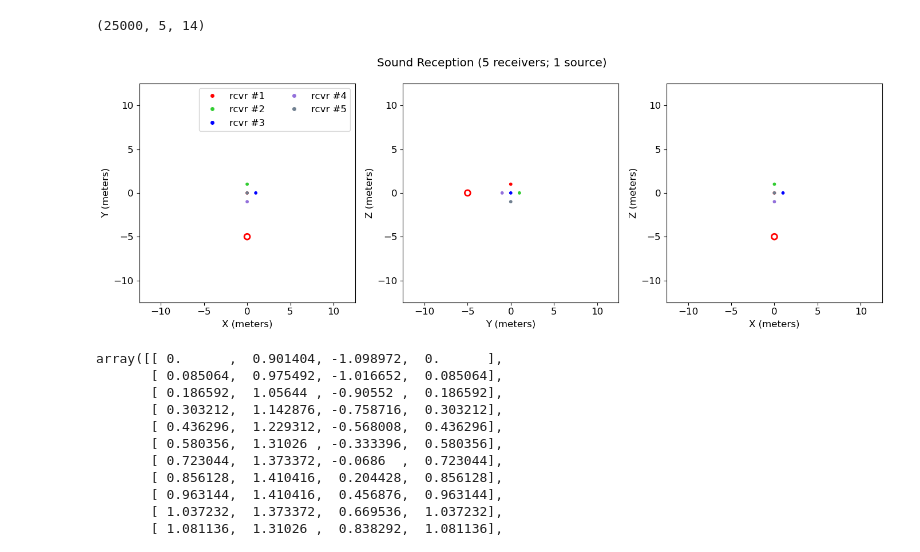
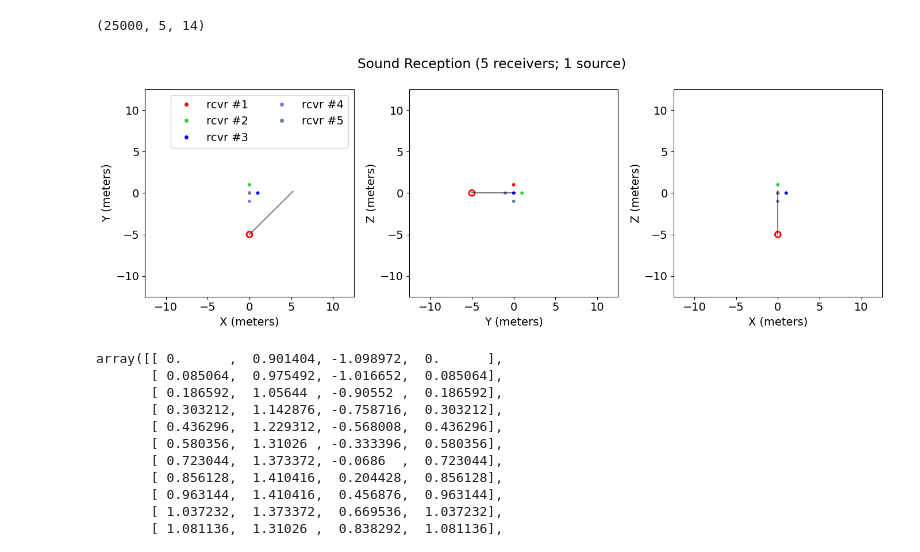
Before and after one commit to aditya-uw/bat-detector-msds, a Jupyter notebook: daily_notebooks/20250509__UBNA0501deployment_localize_process_JUST_SIMULATION_save_FINAL.ipynb, the cells around one changed output. Cells and saved outputs as stored; diff of their text form; code cells hidden in the pictures.

```diff
--- a/daily_notebooks/20250509__UBNA0501deployment_localize_process_JUST_SIMULATION_save_FINAL.ipynb
+++ b/daily_notebooks/20250509__UBNA0501deployment_localize_process_JUST_SIMULATION_save_FINAL.ipynb
@@ -207,40 +207,41 @@ fig, map_ax = plt.subplots(1,3, figsize=(14,5))
 top_ax = map_ax[0]
 top_ax.scatter(pos_x, pos_y, edgecolors='red', facecolors='none', linewidths=2, s=50, label=f"Source")
 top_ax.scatter(rN_x, rN_y, s=10, c=COLOR_CYCLE[:N])
+top_ax.plot(x_arr, y_arr, color='k', alpha=0.5, zorder=4)
 marker_handles = [Line2D([0], [0], marker='o', color='w', label=f'rcvr #{i+1}', markerfacecolor=COLOR_CYCLE[i], markersize=6) for i in range(N)]
 line_handles = [Line2D([0], [0], label=f'rcvr #{i+1}', color=COLOR_CYCLE[i]) for i in range(N)]
 
 top_ax.set_xlim(-GRID_SIZE / 2, GRID_SIZE / 2)
 top_ax.set_ylim(-GRID_SIZE / 2, GRID_SIZE / 2)
 top_ax.set_xlabel("X (meters)")
 top_ax.set_ylabel("Y (meters)")
 fig.suptitle(f"Sound Reception ({int(N)} receivers; 1 source)")
 top_ax.legend(handles=marker_handles, ncol=2, loc='upper right')
 
 front_ax = map_ax[1]
 front_ax.scatter(pos_y, pos_z, edgecolors='red', facecolors='none', linewidths=2, s=50, label=f"Source")
 front_ax.scatter(rN_y, rN_z, s=10, c=COLOR_CYCLE[:N])
-
+front_ax.plot(y_arr, z_arr, color='k', alpha=0.5, zorder=4)
 front_ax.set_xlim(-GRID_SIZE / 2, GRID_SIZE / 2)
 front_ax.set_ylim(-GRID_SIZE / 2, GRID_SIZE / 2)
 front_ax.set_xlabel("Y (meters)")
 front_ax.set_ylabel("Z (meters)")
 fig.suptitle(f"Sound Reception ({int(N)} receivers; 1 source)")
 
 side_ax = map_ax[2]
 side_ax.scatter(pos_x, pos_y, edgecolors='red', facecolors='none', linewidths=2, s=50, label=f"Source")
 side_ax.scatter(rN_x, rN_y, s=10, c=COLOR_CYCLE[:N])
-
+side_ax.plot(z_arr, y_arr, color='k', alpha=0.5, zorder=4)
 side_ax.set_xlim(-GRID_SIZE / 2, GRID_SIZE / 2)
 side_ax.set_ylim(-GRID_SIZE / 2, GRID_SIZE / 2)
 side_ax.set_xlabel("X (meters)")
 side_ax.set_ylabel("Z (meters)")
 fig.suptitle(f"Sound Reception ({int(N)} receivers; 1 source)")
 
 fig.tight_layout()
 plt.show()
 # %% [output]
-[figure, old version]
+[figure, new version]
 # %%
 %matplotlib inline
 
```
Also changed, not shown: parts of 2 cells of this notebook, 6 other files.
